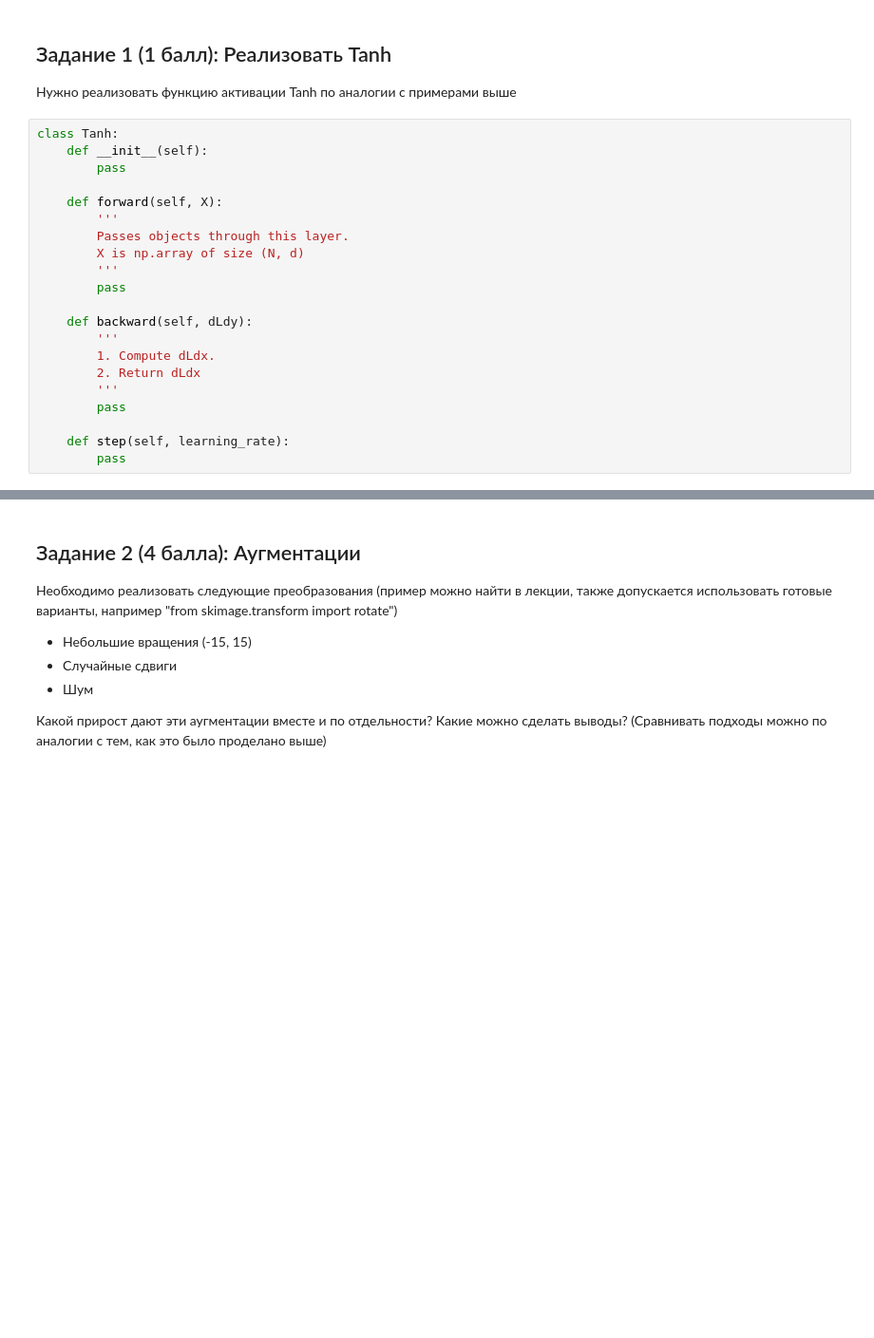
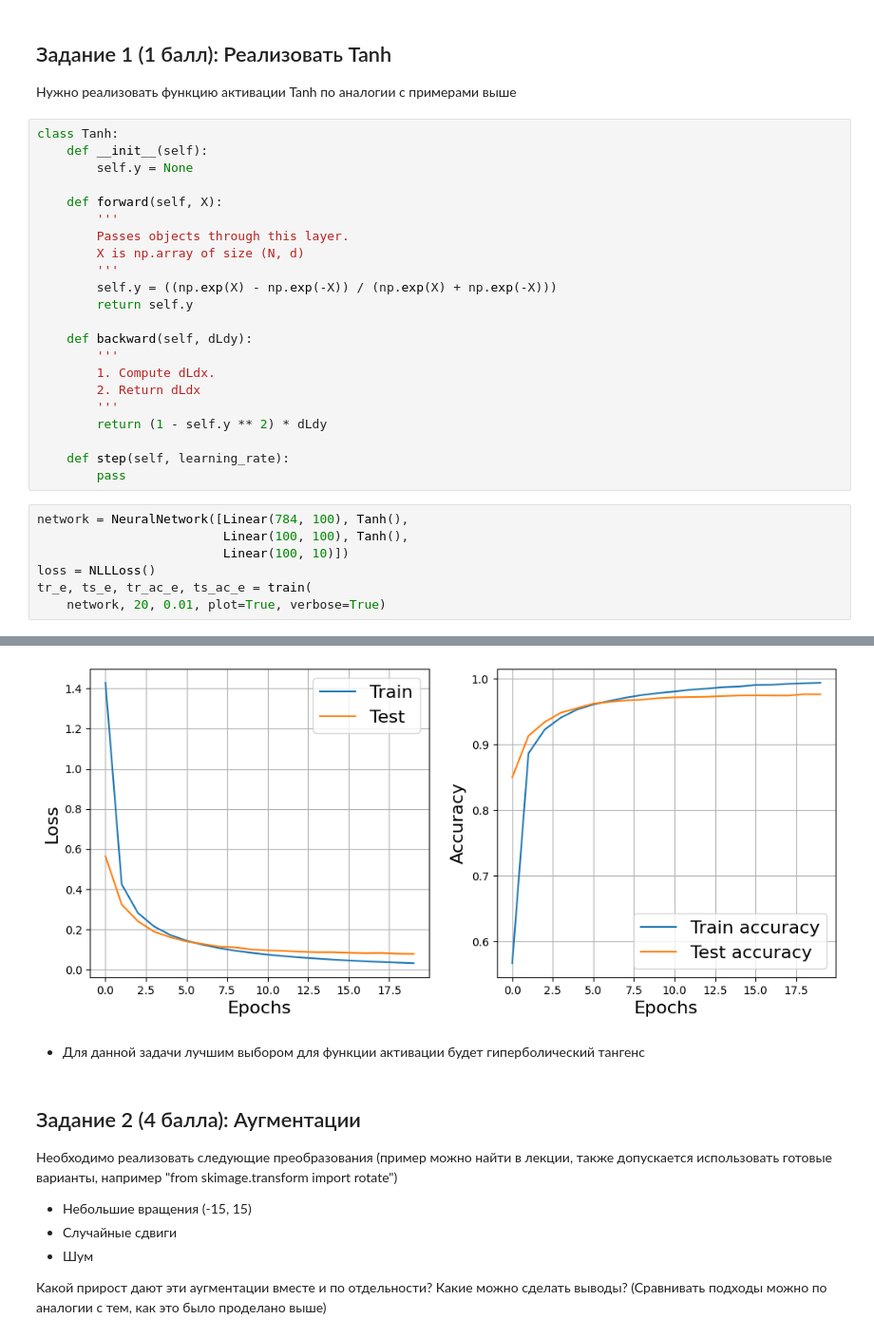
Before and after one commit to babyjhon52/VK_DL_course, a Jupyter notebook: lecture2/NN_HW2_2025.ipynb, the cells around one changed output, grey strips where cells are left out. Shown at 95% size. Cells and saved outputs as stored; diff of their text form; blank space fills up the shorter version.

```diff
--- a/lecture2/NN_HW2_2025.ipynb
+++ b/lecture2/NN_HW2_2025.ipynb
@@ -374,21 +379,30 @@ for i in range(21):
 # %%
 class Tanh:
     def __init__(self):
-        pass
+        self.y = None
 
     def forward(self, X):
         '''
         Passes objects through this layer.
         X is np.array of size (N, d)
         '''
-        pass
+        self.y = ((np.exp(X) - np.exp(-X)) / (np.exp(X) + np.exp(-X)))
+        return self.y
 
     def backward(self, dLdy):
         '''
         1. Compute dLdx.
         2. Return dLdx
         '''
-        pass
+        return (1 - self.y ** 2) * dLdy
 
     def step(self, learning_rate):
         pass
+# %%
+network = NeuralNetwork([Linear(784, 100), Tanh(),
+                         Linear(100, 100), Tanh(),
+                         Linear(100, 10)])
+loss = NLLLoss()
+tr_e, ts_e, tr_ac_e, ts_ac_e = train(
+    network, 20, 0.01, plot=True, verbose=True)
+# %% [output]
@@ -395,3 +410,6 @@ class Tanh:
+[figure, added]
+# %% [markdown]
+* Для данной задачи лучшим выбором для функции активации будет гиперболический тангенс
 # %% [markdown]
 ## Задание 2 (4 балла): Аугментации
 Необходимо реализовать следующие преобразования (пример можно найти в лекции, также допускается использовать готовые варианты, например "from skimage.transform import rotate")
```
Also changed, not shown: parts of 18 cells of this notebook, 8 other files.
